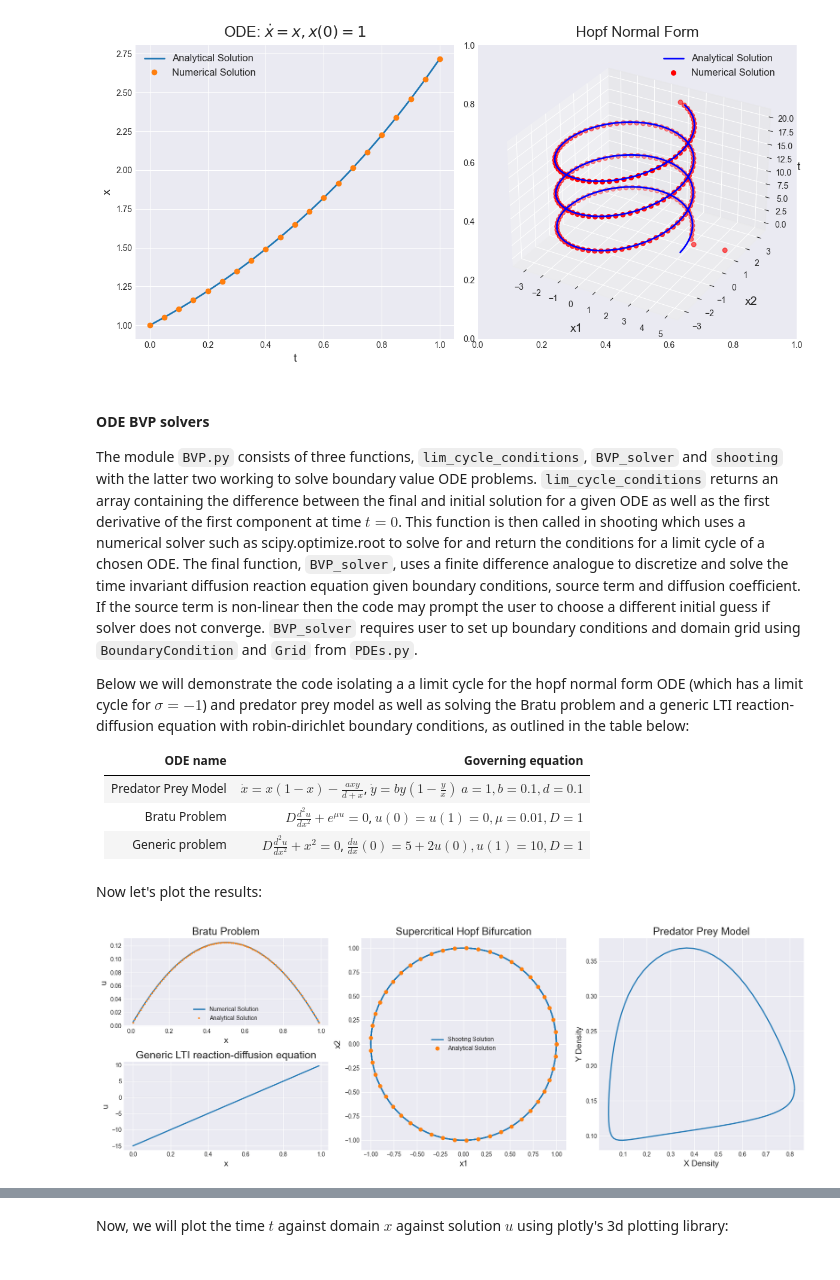
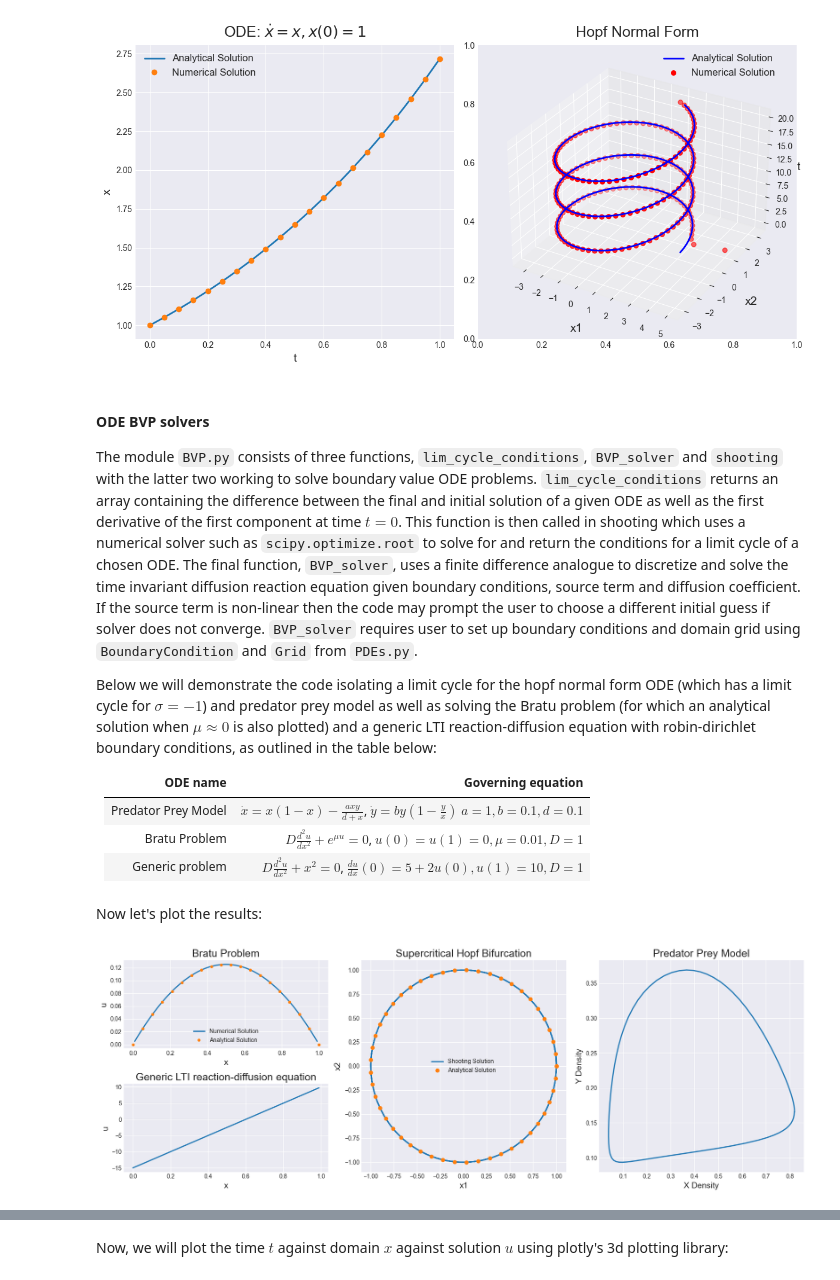
Before and after one commit to MikeJohnson424/emat30008, a Jupyter notebook: report.ipynb, the cells around one changed output, grey strips where cells are left out. Drawn from its saved outputs; the diff is of its cells as text; code cells hidden in the pictures.

Commit message:
Final commit before deadline, report now finalised.

```diff
--- a/report.ipynb
+++ b/report.ipynb
@@ -142,9 +142,9 @@ plt.tight_layout()
 # %% [markdown]
 #### ODE BVP solvers
 
-The module `BVP.py` consists of three functions, `lim_cycle_conditions`, `BVP_solver` and `shooting` with the latter two working to solve boundary value ODE problems. `lim_cycle_conditions` returns an array containing the difference between the final and initial solution for a given ODE as well as the first derivative of the first component at time $t = 0$. This function is then called in shooting which uses a numerical solver such as scipy.optimize.root to solve for and return the conditions for a limit cycle of a chosen ODE. The final function, `BVP_solver`, uses a finite difference analogue to discretize and solve the time invariant diffusion reaction equation given boundary conditions, source term and diffusion coefficient. If the source term is non-linear then the code may prompt the user to choose a different initial guess if solver does not converge. `BVP_solver` requires user to set up boundary conditions and domain grid using `BoundaryCondition` and `Grid` from `PDEs.py`.
+The module `BVP.py` consists of three functions, `lim_cycle_conditions`, `BVP_solver` and `shooting` with the latter two working to solve boundary value ODE problems. `lim_cycle_conditions` returns an array containing the difference between the final and initial solution of a given ODE as well as the first derivative of the first component at time $t = 0$. This function is then called in shooting which uses a numerical solver such as `scipy.optimize.root` to solve for and return the conditions for a limit cycle of a chosen ODE. The final function, `BVP_solver`, uses a finite difference analogue to discretize and solve the time invariant diffusion reaction equation given boundary conditions, source term and diffusion coefficient. If the source term is non-linear then the code may prompt the user to choose a different initial guess if solver does not converge. `BVP_solver` requires user to set up boundary conditions and domain grid using `BoundaryCondition` and `Grid` from `PDEs.py`.
 
-Below we will demonstrate the code isolating a a limit cycle for the hopf normal form ODE (which has a limit cycle for $\sigma = -1$) and predator prey model as well as solving the Bratu problem and a generic LTI reaction-diffusion equation with robin-dirichlet boundary conditions, as outlined in the table below:
+Below we will demonstrate the code isolating a limit cycle for the hopf normal form ODE (which has a limit cycle for $\sigma = -1$) and predator prey model as well as solving the Bratu problem (for which an analytical solution when $\mu \approx 0$ is also plotted) and a generic LTI reaction-diffusion equation with robin-dirichlet boundary conditions, as outlined in the table below:
 
 | ODE name                                  | Governing equation                                          |
 |-------------------------------------------|--------------------------------------------------------------|
@@ -220,7 +220,7 @@ solution2 = BVP_solver(grid,
 
 a = grid.left
 b = grid.right
-x = np.linspace(a,b,10)
+x = np.linspace(a,b,20)
 
 u_analytical = -1/(2*D)*(x-a)*(x-b)
 # %% [markdown]
@@ -240,37 +240,37 @@ ax4 = plt.subplot(gs[:, 2])
 
 # Plot the data in each subplot
 ax1.plot(solution2.x, solution2.u, linewidth=2, label='Numerical Solution')
-ax1.plot(x,u_analytical,'o',markersize = 2,label = 'Analytical Solution')
+ax1.plot(x,u_analytical,'o',markersize = 4,label = 'Analytical Solution')
 ax1.set_title('Bratu Problem',fontsize = 18)
 ax1.set_xlabel('x',fontsize = 14)
 ax1.set_ylabel('u',fontsize = 14)
 ax1.grid(True)
 ax1.legend(loc='best')
 
 ax2.plot(solution1.x, solution1.u, linewidth=2, label='Numerical Solution')
 ax2.set_title('Generic LTI reaction-diffusion equation',fontsize = 18)
 ax2.grid(True)
 ax2.set_xlabel('x',fontsize = 14)
 ax2.set_ylabel('u',fontsize = 14)
 
 ax3.plot(hopf_sol.y[0], hopf_sol.y[1],linewidth = 2, label = 'Shooting Solution')
 ax3.plot(hopf_sol_true[0], hopf_sol_true[1],'o',label = 'Analytical Solution')
 ax3.grid(True)
 ax3.legend(loc = 'best')
 ax3.set_title('Supercritical Hopf Bifurcation',fontsize = 18)
 ax3.set_xlabel('x1',fontsize = 14)
 ax3.set_ylabel('x2',fontsize = 14)
 
 ax4.plot(PPM_sol.y[0],PPM_sol.y[1],linewidth = 2)
 ax4.grid(True)
 ax4.set_title('Predator Prey Model',fontsize = 18)
 ax4.set_xlabel('X Density',fontsize = 14)
 ax4.set_ylabel('Y Density',fontsize = 14)
 
 # Adjust the layout
 plt.tight_layout()
 # %% [output]
-[figure, old version]
+[figure, new version]
 # %% [markdown]
 #### PDE Integration methods
 
```
Also changed, not shown: parts of 6 cells of this notebook, 2 other files.
